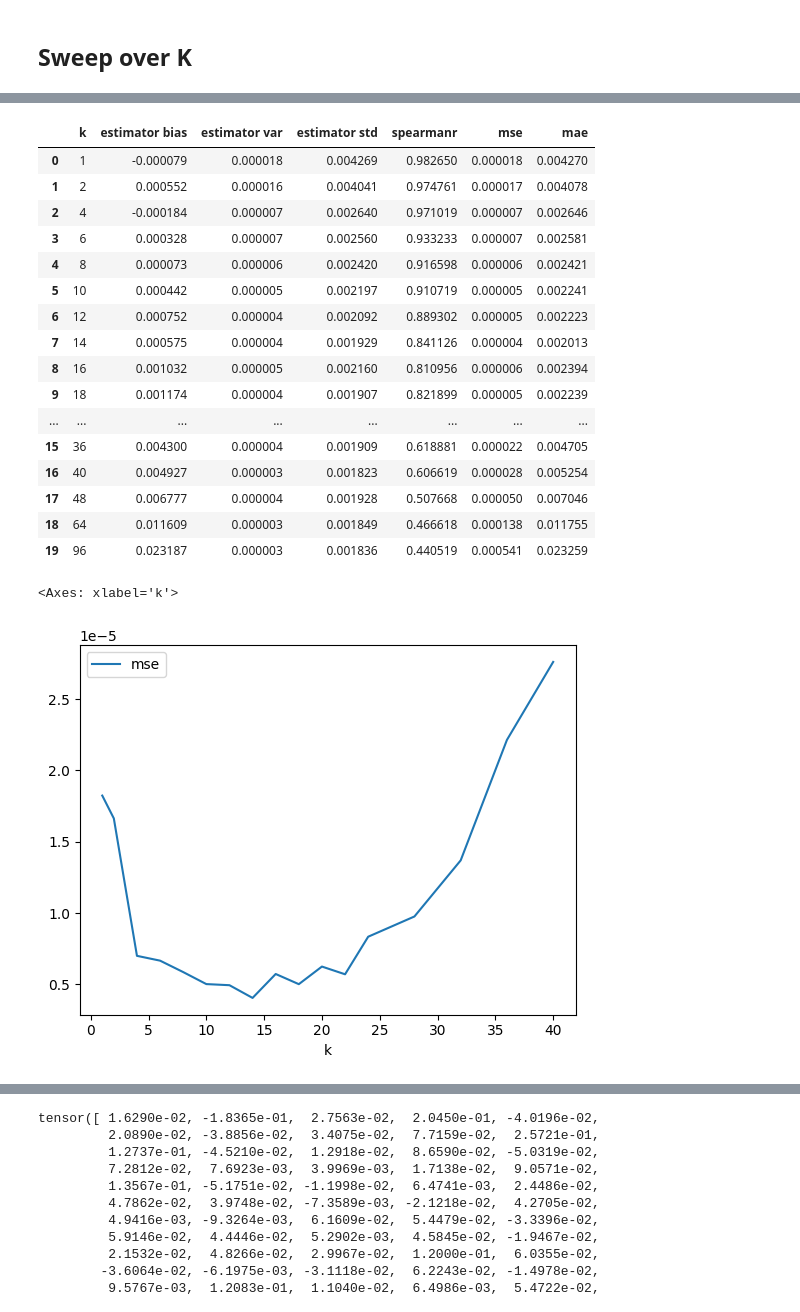
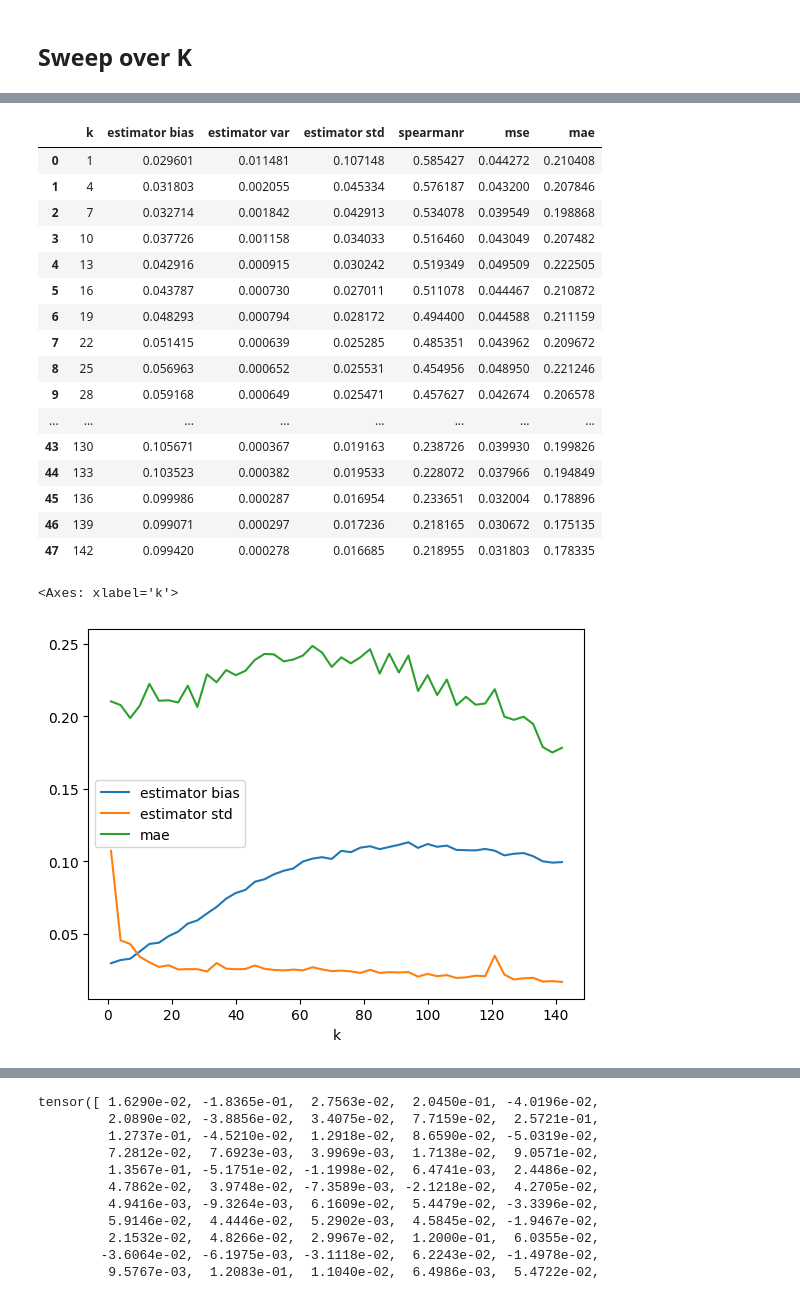
Before and after one commit to maxtli/ugs-applications, a Jupyter notebook: mcms_sweep.ipynb, the cells around one changed output, grey strips where cells are left out. Cells and saved outputs as stored; diff of their text form; code cells hidden in the pictures.

```diff
--- a/mcms_sweep.ipynb
+++ b/mcms_sweep.ipynb
@@ -275,5 +265,9 @@ for k, result in results.items():
+# %%
+with open("atp/ioi/sweep_results_KQV_10000.pkl", "wb") as f:
+  pickle.dump(results, f)
+# %%
+with open("atp/ioi/sweep_results_10000.pkl", "rb") as f:
+  results = pickle.load(f)
 # %%
-import pickle
-
-single_component_head_losses = pickle.load(open("atp/ioi" + "/single_component_head_losses.pkl", "rb"))
-single_component_head_vars = pickle.load(open("atp/ioi" + "/single_component_head_vars.pkl", "rb"))
+single_component_head_losses = pickle.load(open("atp/ioi/single_component_kqv_losses.pickle", "rb"))
+single_component_head_vars = pickle.load(open("atp/ioi/single_component_kqv_vars.pickle", "rb"))
@@ -309,41 +339,43 @@ Spearman corr for k=96: 0.1940572103818489
 # %%
-import pandas as pd
-
 for k, result in results.items():
-  result["estimator bias"] = (result["head_losses"] * (-1) - single_component_head_losses[:144]).mean().item()
+  biases = (result["head_losses"]  - single_component_head_losses)
+  vars = result["head_vars"]/ result["n_samples_by_head"]
+  result["mse"] = (biases**2 + vars).mean().item()
+  result["estimator bias"] = (result["head_losses"] - single_component_head_losses).abs().mean().item()
   result["estimator variance"] = (result["head_vars"]/ result["n_samples_by_head"]).mean().item()
   result["estimator std"] = result["estimator variance"]**0.5
-  result["spearman"] = spearmanr(single_component_head_losses[:144].cpu().squeeze(), result["head_losses"].cpu().squeeze() * (-1))[0]
+  result["spearman"] = spearmanr(single_component_head_losses.cpu().squeeze(), result["head_losses"].cpu().squeeze() )[0]
 
 
 df = pd.DataFrame({"k": [k for k in results.keys()],
                    "estimator bias": [result["estimator bias"] for result in results.values()],
                    "estimator var": [result["estimator variance"] for result in results.values()],
                    "estimator std": [result["estimator std"] for result in results.values()],
-                   "spearmanr":[result["spearman"] for result in results.values()] })
-df["mse"] = df["estimator bias"]**2 + df["estimator var"]
+                   "spearmanr":[result["spearman"] for result in results.values()],
+                   "mse": [result["mse"] for result in results.values()]})
+
 df["mae"] = df["mse"] ** 0.5
 df
 # %% [output]
 |  | k | estimator bias | estimator var | estimator std | spearmanr | mse | mae |
-| 0 | 1 | -0.000079 | 0.000018 | 0.004269 | 0.982650 | 0.000018 | 0.004270 |
-| 1 | 2 | 0.000552 | 0.000016 | 0.004041 | 0.974761 | 0.000017 | 0.004078 |
-| 2 | 4 | -0.000184 | 0.000007 | 0.002640 | 0.971019 | 0.000007 | 0.002646 |
-| 3 | 6 | 0.000328 | 0.000007 | 0.002560 | 0.933233 | 0.000007 | 0.002581 |
-| 4 | 8 | 0.000073 | 0.000006 | 0.002420 | 0.916598 | 0.000006 | 0.002421 |
-| 5 | 10 | 0.000442 | 0.000005 | 0.002197 | 0.910719 | 0.000005 | 0.002241 |
-| 6 | 12 | 0.000752 | 0.000004 | 0.002092 | 0.889302 | 0.000005 | 0.002223 |
-| 7 | 14 | 0.000575 | 0.000004 | 0.001929 | 0.841126 | 0.000004 | 0.002013 |
-| 8 | 16 | 0.001032 | 0.000005 | 0.002160 | 0.810956 | 0.000006 | 0.002394 |
-| 9 | 18 | 0.001174 | 0.000004 | 0.001907 | 0.821899 | 0.000005 | 0.002239 |
+| 0 | 1 | 0.029601 | 0.011481 | 0.107148 | 0.585427 | 0.044272 | 0.210408 |
+| 1 | 4 | 0.031803 | 0.002055 | 0.045334 | 0.576187 | 0.043200 | 0.207846 |
+| 2 | 7 | 0.032714 | 0.001842 | 0.042913 | 0.534078 | 0.039549 | 0.198868 |
+| 3 | 10 | 0.037726 | 0.001158 | 0.034033 | 0.516460 | 0.043049 | 0.207482 |
+| 4 | 13 | 0.042916 | 0.000915 | 0.030242 | 0.519349 | 0.049509 | 0.222505 |
+| 5 | 16 | 0.043787 | 0.000730 | 0.027011 | 0.511078 | 0.044467 | 0.210872 |
+| 6 | 19 | 0.048293 | 0.000794 | 0.028172 | 0.494400 | 0.044588 | 0.211159 |
+| 7 | 22 | 0.051415 | 0.000639 | 0.025285 | 0.485351 | 0.043962 | 0.209672 |
+| 8 | 25 | 0.056963 | 0.000652 | 0.025531 | 0.454956 | 0.048950 | 0.221246 |
+| 9 | 28 | 0.059168 | 0.000649 | 0.025471 | 0.457627 | 0.042674 | 0.206578 |
 | ... | ... | ... | ... | ... | ... | ... | ... |
-| 15 | 36 | 0.004300 | 0.000004 | 0.001909 | 0.618881 | 0.000022 | 0.004705 |
-| 16 | 40 | 0.004927 | 0.000003 | 0.001823 | 0.606619 | 0.000028 | 0.005254 |
-| 17 | 48 | 0.006777 | 0.000004 | 0.001928 | 0.507668 | 0.000050 | 0.007046 |
-| 18 | 64 | 0.011609 | 0.000003 | 0.001849 | 0.466618 | 0.000138 | 0.011755 |
-| 19 | 96 | 0.023187 | 0.000003 | 0.001836 | 0.440519 | 0.000541 | 0.023259 |
+| 43 | 130 | 0.105671 | 0.000367 | 0.019163 | 0.238726 | 0.039930 | 0.199826 |
+| 44 | 133 | 0.103523 | 0.000382 | 0.019533 | 0.228072 | 0.037966 | 0.194849 |
+| 45 | 136 | 0.099986 | 0.000287 | 0.016954 | 0.233651 | 0.032004 | 0.178896 |
+| 46 | 139 | 0.099071 | 0.000297 | 0.017236 | 0.218165 | 0.030672 | 0.175135 |
+| 47 | 142 | 0.099420 | 0.000278 | 0.016685 | 0.218955 | 0.031803 | 0.178335 |
 # %%
-df[df["k"] < 48].plot(x = "k", y = [ "mse"])
+df[df["k"]> 0].plot(x = "k", y = [ "estimator bias", "estimator std", "mae"])
 # %% [output]
 <Axes: xlabel='k'>
-[figure, old version]
+[figure, new version]
```
Also changed, not shown: parts of 13 cells of this notebook, 10 other files.
